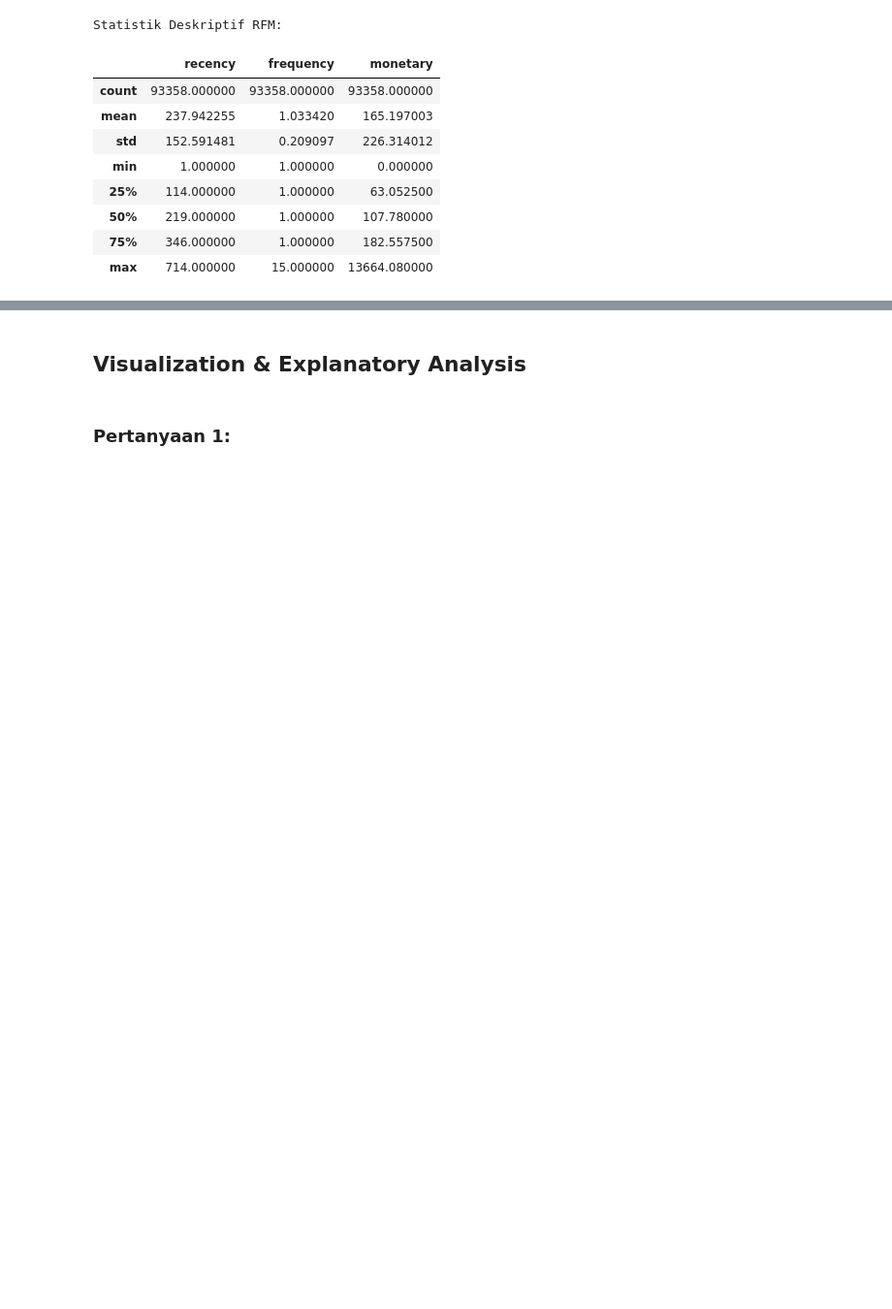
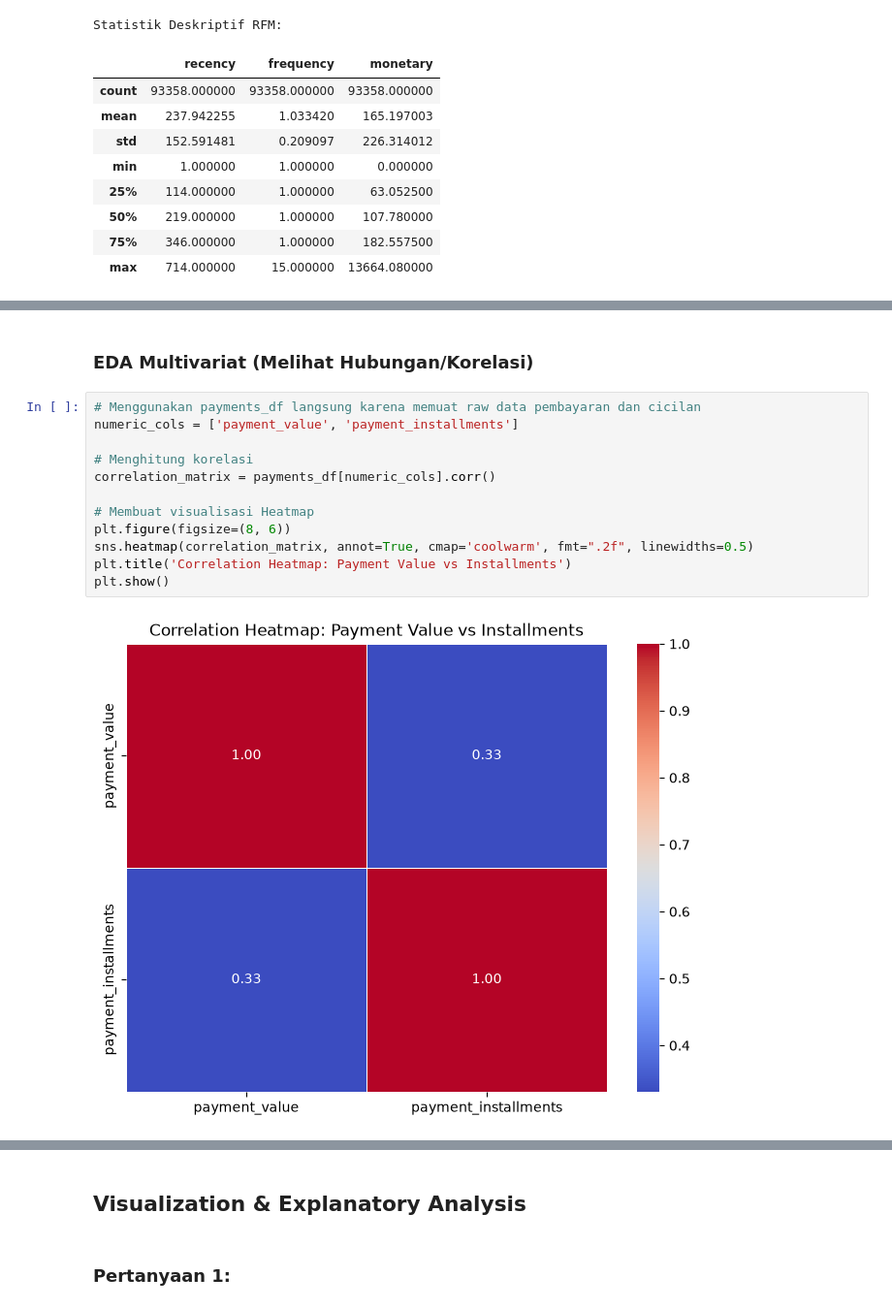
Before and after one commit to AdhyDa/Learn-Data-Science, a Jupyter notebook: Dicoding Submission/Proyek Analisis Data/notebook.ipynb, the cells around one changed output, grey strips where cells are left out. Shown at 97% size. Saved outputs shown, nothing was run; the diff lists cells and outputs as text; blank space fills up the shorter version.

```diff
--- a/Dicoding Submission/Proyek Analisis Data/notebook.ipynb
+++ b/Dicoding Submission/Proyek Analisis Data/notebook.ipynb
@@ -298,0 +334,16 @@ Data RFM berhasil dibuat. Mayoritas pelanggan Olist E-Commerce dalam dataset ini
+# %% [markdown]
+### EDA Multivariat (Melihat Hubungan/Korelasi)
+# %%
+# Menggunakan payments_df langsung karena memuat raw data pembayaran dan cicilan
+numeric_cols = ['payment_value', 'payment_installments']
+
+# Menghitung korelasi
+correlation_matrix = payments_df[numeric_cols].corr()
+
+# Membuat visualisasi Heatmap
+plt.figure(figsize=(8, 6))
+sns.heatmap(correlation_matrix, annot=True, cmap='coolwarm', fmt=".2f", linewidths=0.5)
+plt.title('Correlation Heatmap: Payment Value vs Installments')
+plt.show()
+# %% [output]
+[figure, added]
```
Also changed, not shown: parts of 19 cells of this notebook, 3 other files.
